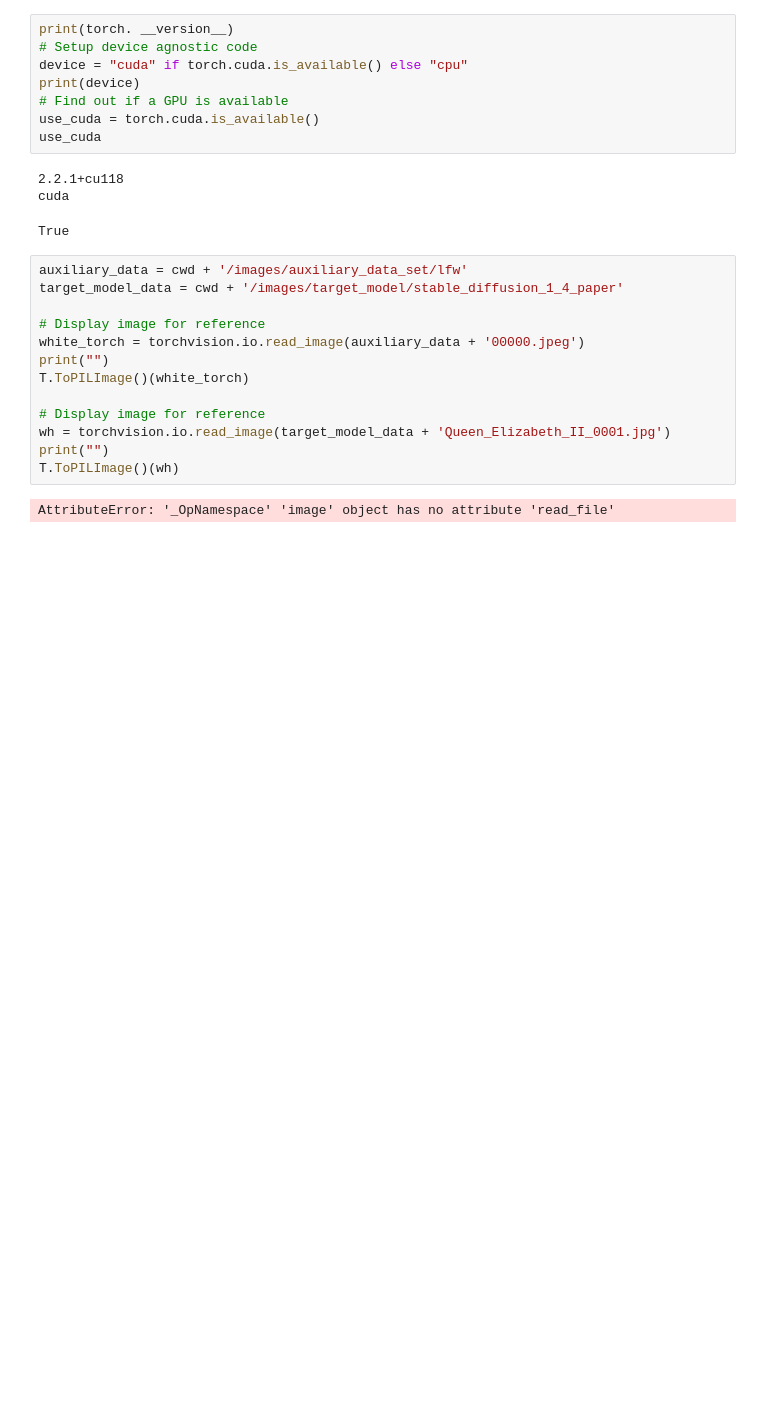
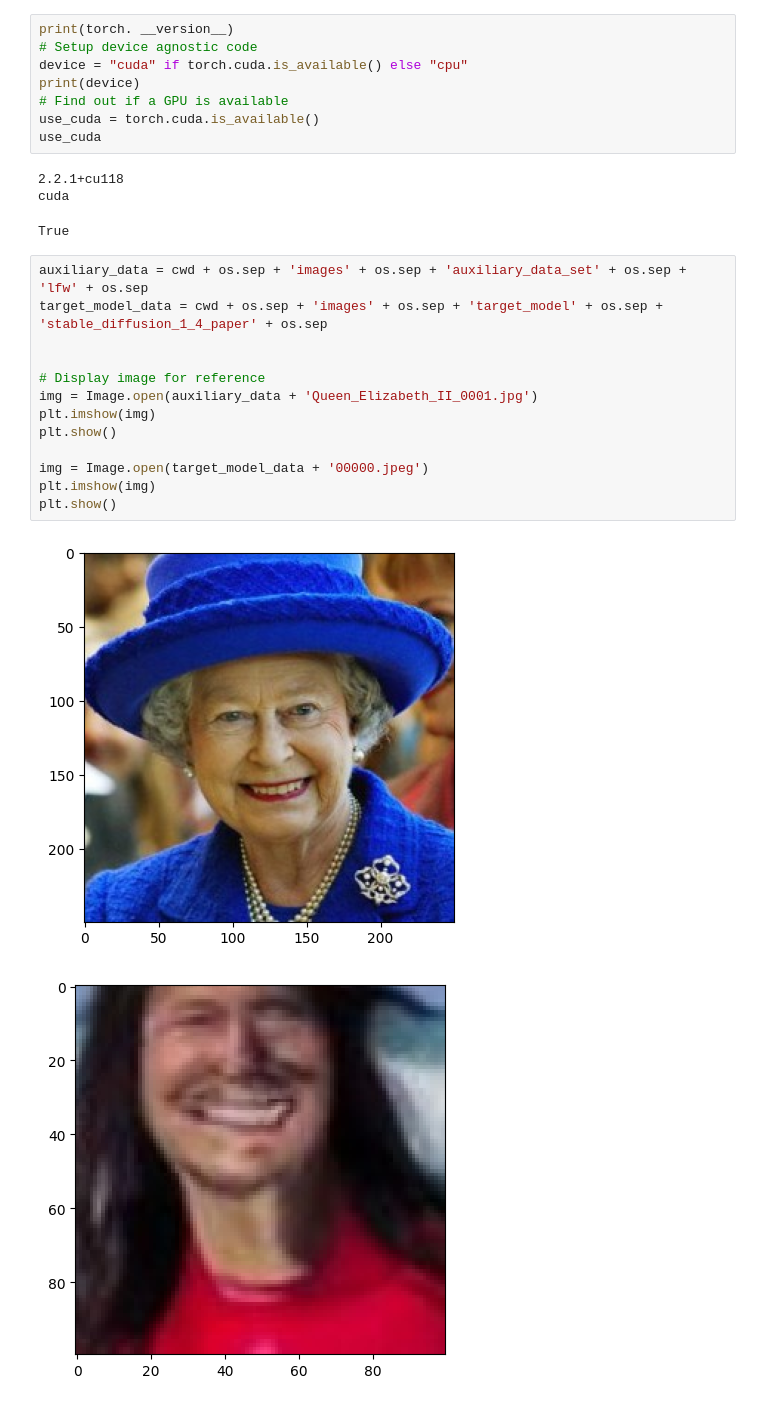
Before and after one commit to osquera/MIA_SD, a Jupyter notebook: attack_model.ipynb, the cells around one changed output. Saved outputs shown, nothing was run; the diff lists cells and outputs as text; blank space fills up the shorter version.

Commit message:
training of attack model set-up completed

```diff
--- a/attack_model.ipynb
+++ b/attack_model.ipynb
@@ -33,18 +33,19 @@ use_cuda
 2.2.1+cu118
 cuda
 True
-# %%
-auxiliary_data = cwd + '/images/auxiliary_data_set/lfw'
-target_model_data = cwd + '/images/target_model/stable_diffusion_1_4_paper'
-
-# Display image for reference
-white_torch = torchvision.io.read_image(auxiliary_data + '00000.jpeg')
-print("")
-T.ToPILImage()(white_torch)
-
-# Display image for reference
-wh = torchvision.io.read_image(target_model_data + 'Queen_Elizabeth_II_0001.jpg')
-print("")
-T.ToPILImage()(wh)
-# %% [output]
-AttributeError: '_OpNamespace' 'image' object has no attribute 'read_file'
+# %%
+auxiliary_data = cwd + os.sep + 'images' + os.sep + 'auxiliary_data_set' + os.sep + 'lfw' + os.sep
+target_model_data = cwd + os.sep + 'images' + os.sep + 'target_model' + os.sep + 'stable_diffusion_1_4_paper' + os.sep
+
+
+# Display image for reference
+img = Image.open(auxiliary_data + 'Queen_Elizabeth_II_0001.jpg')
+plt.imshow(img)
+plt.show()
+
+img = Image.open(target_model_data + '00000.jpeg')
+plt.imshow(img)
+plt.show()
+# %% [output]
+[figure, added]
+[figure, added]
```
Also changed, not shown: parts of 4 cells of this notebook.
